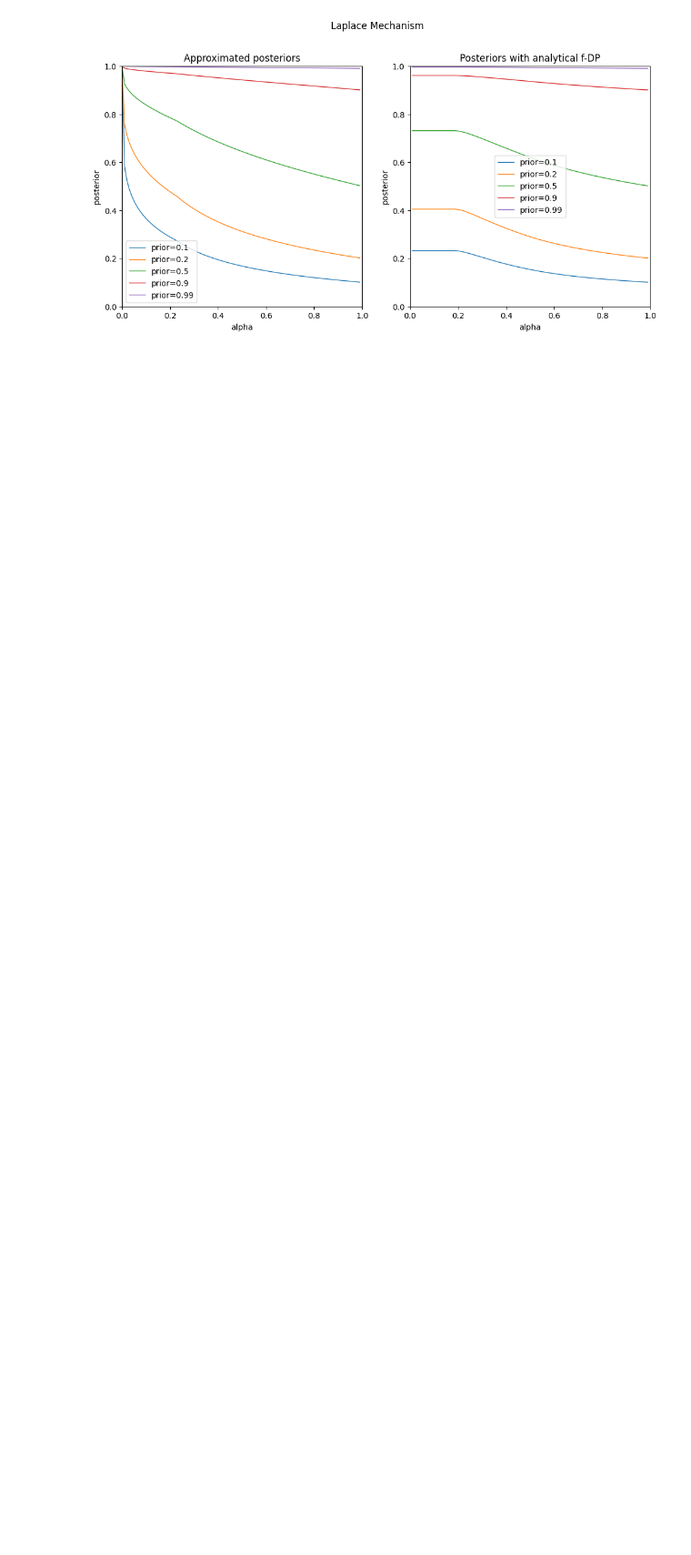
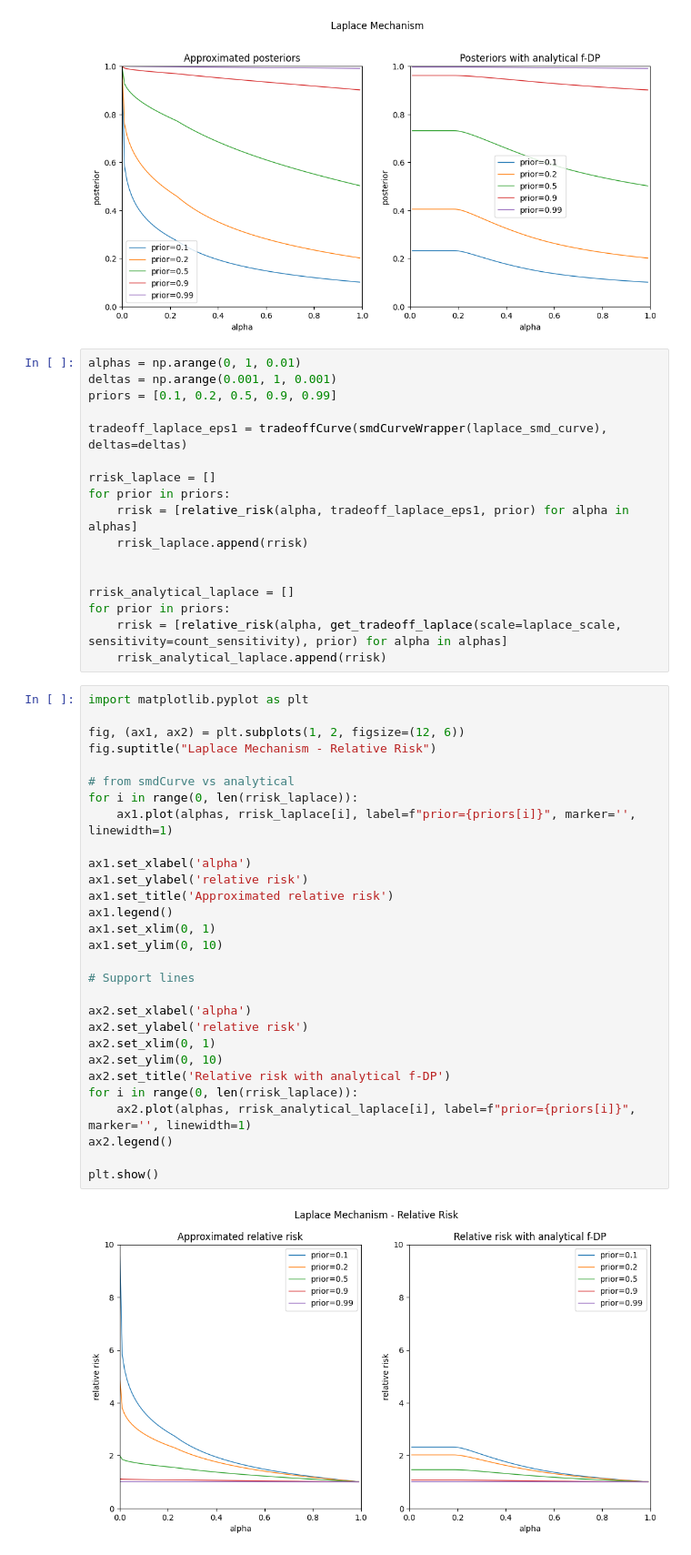
Before and after one commit to damienbfs/opendp-relative-risk, a Jupyter notebook: distances.ipynb, the cells around one changed output. Shown at 91% size. Cells and saved outputs as stored; diff of their text form; blank space fills up the shorter version.

```diff
--- a/distances.ipynb
+++ b/distances.ipynb
@@ -353,3 +452,51 @@ ax2.set_aspect('equal')
 plt.show()
 # %% [output]
 [figure]
+# %%
+alphas = np.arange(0, 1, 0.01)
+deltas = np.arange(0.001, 1, 0.001)
+priors = [0.1, 0.2, 0.5, 0.9, 0.99]
+
+tradeoff_laplace_eps1 = tradeoffCurve(smdCurveWrapper(laplace_smd_curve), deltas=deltas)
+
+rrisk_laplace = []
+for prior in priors:
+    rrisk = [relative_risk(alpha, tradeoff_laplace_eps1, prior) for alpha in alphas]
+    rrisk_laplace.append(rrisk)
+
+
+rrisk_analytical_laplace = []
+for prior in priors:
+    rrisk = [relative_risk(alpha, get_tradeoff_laplace(scale=laplace_scale, sensitivity=count_sensitivity), prior) for alpha in alphas]
+    rrisk_analytical_laplace.append(rrisk)
+# %%
+import matplotlib.pyplot as plt
+
+fig, (ax1, ax2) = plt.subplots(1, 2, figsize=(12, 6))
+fig.suptitle("Laplace Mechanism - Relative Risk")
+
+# from smdCurve vs analytical
+for i in range(0, len(rrisk_laplace)):
+    ax1.plot(alphas, rrisk_laplace[i], label=f"prior={priors[i]}", marker='', linewidth=1)
+
+ax1.set_xlabel('alpha')
+ax1.set_ylabel('relative risk')
+ax1.set_title('Approximated relative risk')
+ax1.legend()
+ax1.set_xlim(0, 1)
+ax1.set_ylim(0, 10)
+
+# Support lines
+
+ax2.set_xlabel('alpha')
+ax2.set_ylabel('relative risk')
+ax2.set_xlim(0, 1)
+ax2.set_ylim(0, 10)
+ax2.set_title('Relative risk with analytical f-DP')
+for i in range(0, len(rrisk_laplace)):
+    ax2.plot(alphas, rrisk_analytical_laplace[i], label=f"prior={priors[i]}", marker='', linewidth=1)
+ax2.legend()
+
+plt.show()
+# %% [output]
+[figure, added]
```
Also changed, not shown: parts of 20 cells of this notebook, 2 other files.
